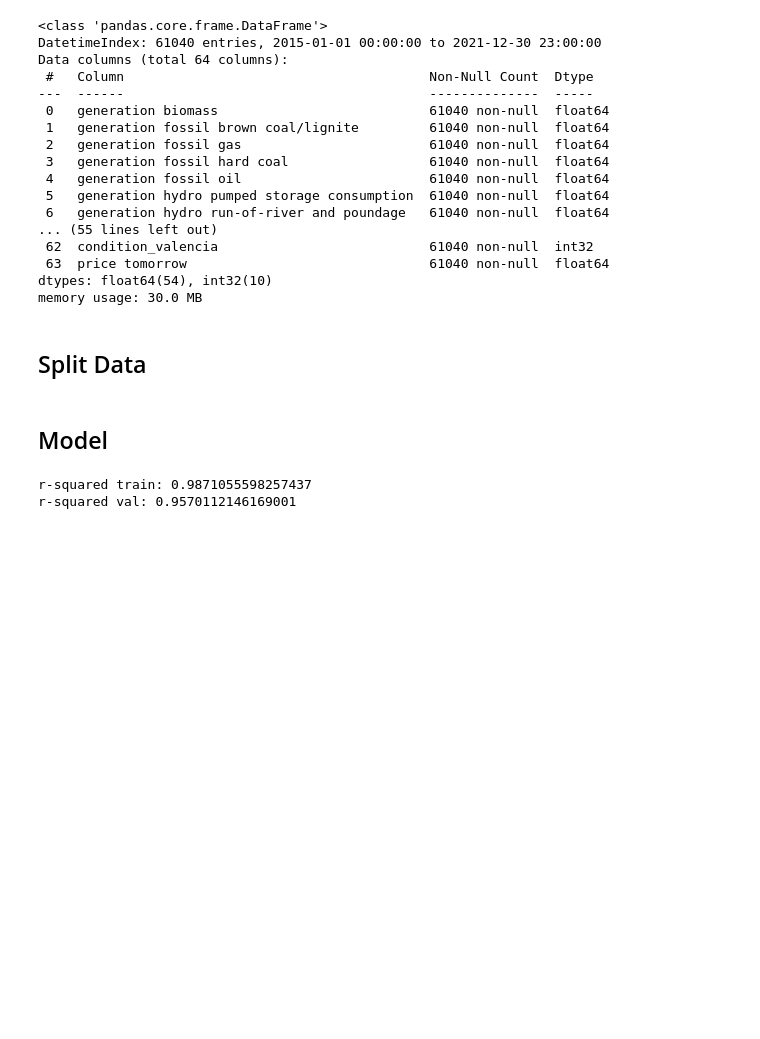
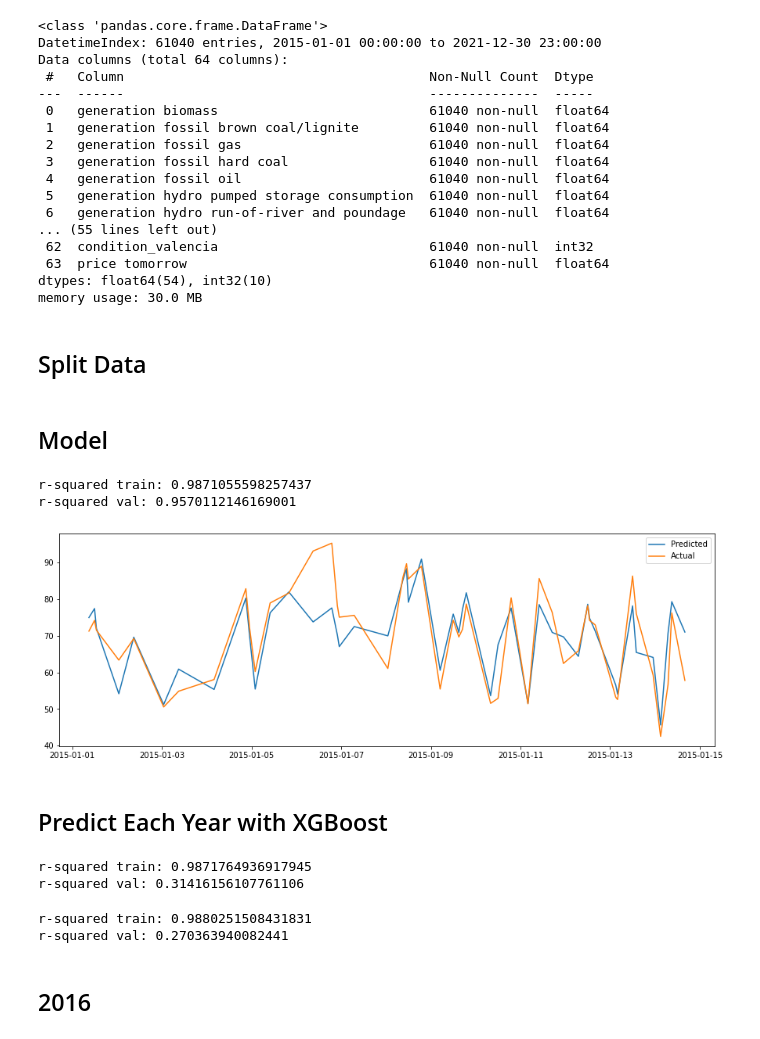
Before and after one commit to EvanHolder/Predicting-Energy-Markets-in-Spain, a Jupyter notebook: notebooks/XGBoost.ipynb, the cells around one changed output. Saved outputs shown, nothing was run; the diff lists cells and outputs as text; code cells hidden in the pictures; blank space fills up the shorter version.

```diff
--- a/notebooks/XGBoost.ipynb
+++ b/notebooks/XGBoost.ipynb
@@ -66,3 +66,17 @@ print('r-squared val:', xgb_0.score(X_val,y_val))
 # %% [output]
 r-squared train: 0.9871055598257437
 r-squared val: 0.9570112146169001
+# %%
+X_val.sort_index(inplace=True)
+y_val.sort_index(inplace=True)
+X_train.sort_index(inplace=True)
+y_train.sort_index(inplace=True)
+# %%
+fig = plt.figure(figsize=(15,5))
+plt.plot(X_val.index[:48], xgb_0.predict(X_val)[:48], label='Predicted');
+plt.plot(y_val.index[:48], y_val.values[:48], label='Actual');
+plt.legend();
+# %% [output]
+[figure, added]
+# %% [markdown]
+## Predict Each Year with XGBoost
@@ -68,0 +105,34 @@ r-squared val: 0.9570112146169001
+# %%
+# Split data and target
+X_train = df.loc['2016':'2021'].drop(columns=['price day ahead', 'price tomorrow'])
+X_test  = df.loc['2015'].drop(columns=['price day ahead', 'price tomorrow'])
+
+y_train = df.loc['2016':'2021','price tomorrow']
+y_test = df.loc['2015','price tomorrow']
+
+xgb_1 = XGBRegressor(random_state=17)
+xgb_1.fit(X_train, y_train)
+
+print('r-squared train:', xgb_1.score(X_train,y_train))
+print('r-squared val:', xgb_1.score(X_test,y_test))
+# %% [output]
+r-squared train: 0.9871764936917945
+r-squared val: 0.31416156107761106
+# %%
+# Split data and target
+X_train = df.loc['2016':'2021'].drop(columns=[ 'price tomorrow'])
+X_test  = df.loc['2015'].drop(columns=['price tomorrow'])
+
+y_train = df.loc['2016':'2021','price tomorrow']
+y_test = df.loc['2015','price tomorrow']
+
+xgb_1_1 = XGBRegressor(random_state=17)
+xgb_1_1.fit(X_train, y_train)
+
+print('r-squared train:', xgb_1_1.score(X_train,y_train))
+print('r-squared val:', xgb_1_1.score(X_test,y_test))
+# %% [output]
+r-squared train: 0.9880251508431831
+r-squared val: 0.270363940082441
+# %% [markdown]
+## 2016
```
Also changed, not shown: parts of 24 cells of this notebook.
